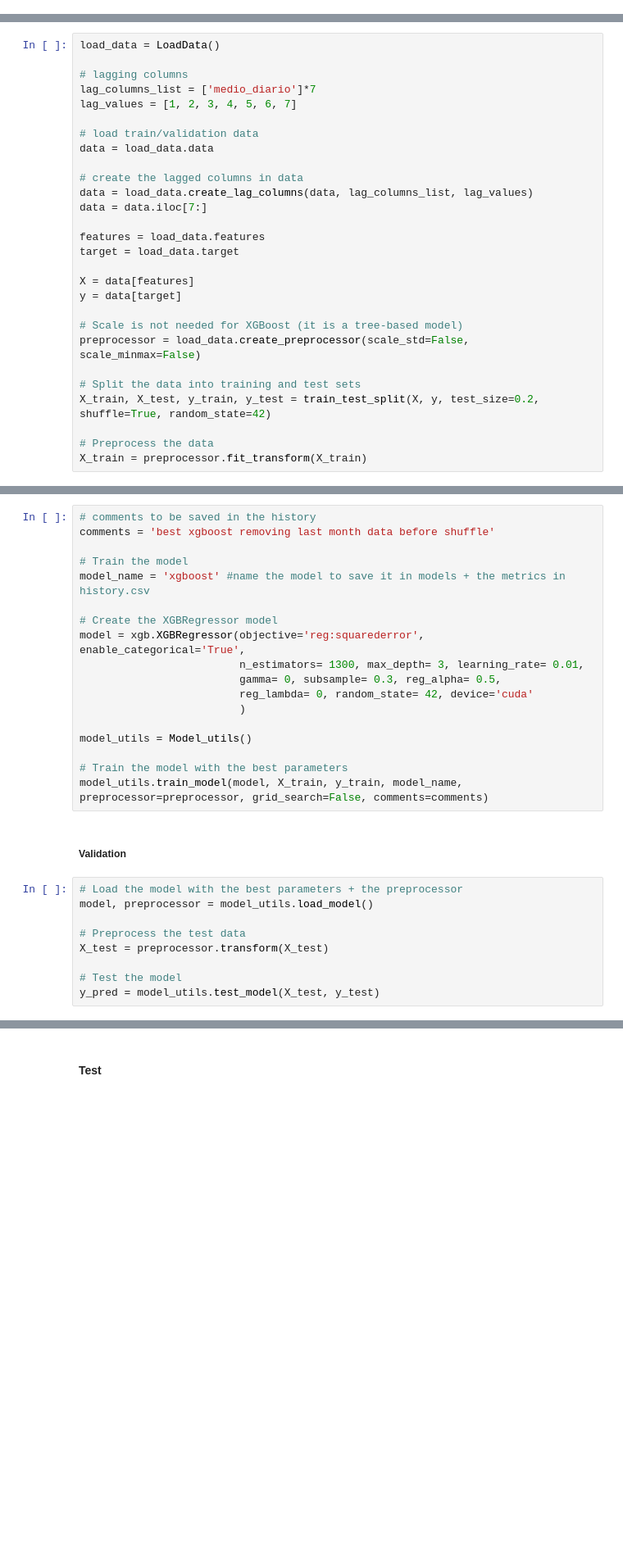
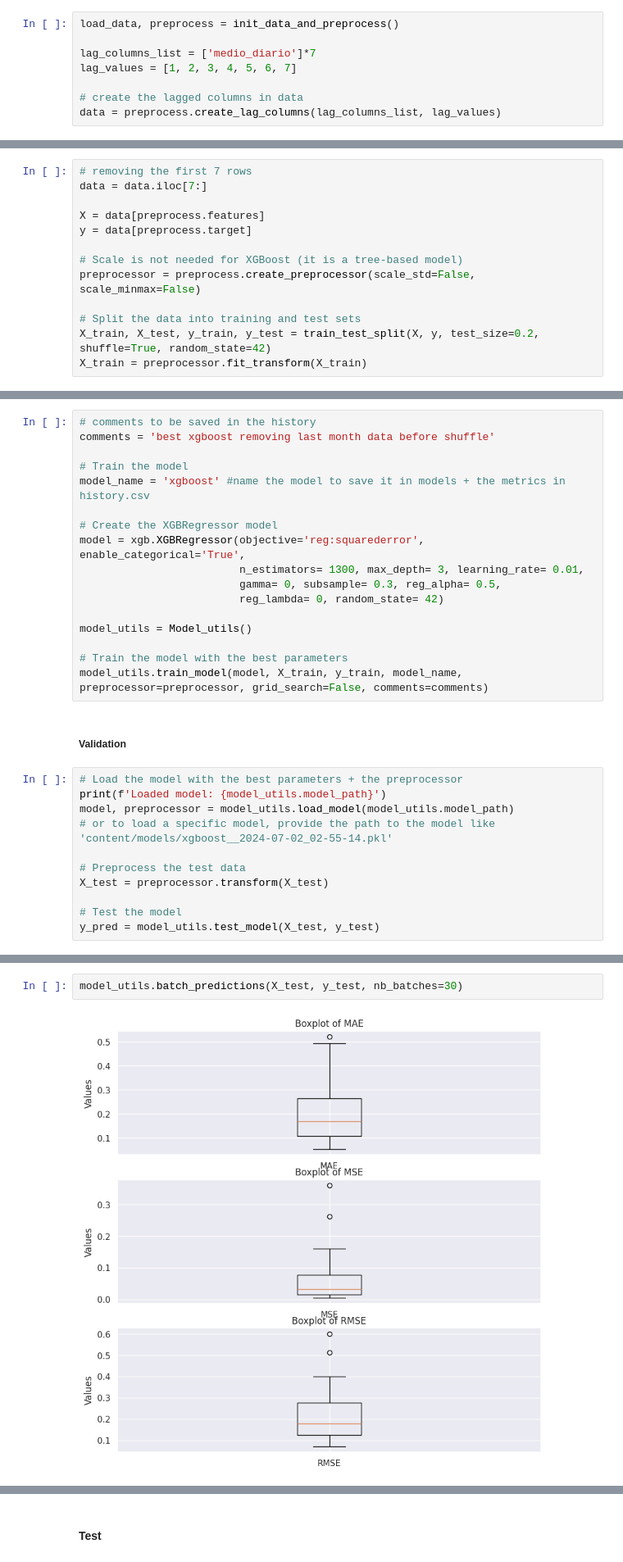
Before and after one commit to V-kr0pt/vivix_energy_consumption, a Jupyter notebook: all_stages.ipynb, the cells around one changed output, grey strips where cells are left out. Shown at 82% size. Drawn from its saved outputs; the diff is of its cells as text; blank space fills up the shorter version.

```diff
--- a/all_stages.ipynb
+++ b/all_stages.ipynb
@@ -13,3 +385,11 @@ from datetime import datetime
 #### Load and preprocess Data
 # %% [markdown]
 XGboost and RF models will use the same preprocess pipeline (what can be explained by both are tree-based models)
+# %%
+load_data, preprocess = init_data_and_preprocess()
+
+lag_columns_list = ['medio_diario']*7
+lag_values = [1, 2, 3, 4, 5, 6, 7]
+
+# create the lagged columns in data
+data = preprocess.create_lag_columns(lag_columns_list, lag_values)
@@ -16,30 +405,15 @@ XGboost and RF models will use the same preprocess pipeline (what can be explain
 # %%
-load_data = LoadData()
-
-# lagging columns
-lag_columns_list = ['medio_diario']*7
-lag_values = [1, 2, 3, 4, 5, 6, 7]
-
-# load train/validation data
-data = load_data.data
-
-# create the lagged columns in data
-data = load_data.create_lag_columns(data, lag_columns_list, lag_values)
+# removing the first 7 rows
 data = data.iloc[7:]
 
-features = load_data.features
-target = load_data.target
-
-X = data[features]
-y = data[target]
+X = data[preprocess.features]
+y = data[preprocess.target]
 
 # Scale is not needed for XGBoost (it is a tree-based model)
-preprocessor = load_data.create_preprocessor(scale_std=False, scale_minmax=False)
+preprocessor = preprocess.create_preprocessor(scale_std=False, scale_minmax=False)
 
 # Split the data into training and test sets
 X_train, X_test, y_train, y_test = train_test_split(X, y, test_size=0.2, shuffle=True, random_state=42)
-
-# Preprocess the data
 X_train = preprocessor.fit_transform(X_train)
 # %% [markdown]
 ##### Train
@@ -54,8 +428,7 @@ model_name = 'xgboost' #name the model to save it in models + the metrics in his
 model = xgb.XGBRegressor(objective='reg:squarederror', enable_categorical='True',
                          n_estimators= 1300, max_depth= 3, learning_rate= 0.01,
                          gamma= 0, subsample= 0.3, reg_alpha= 0.5,
-                         reg_lambda= 0, random_state= 42, device='cuda'
-                         )
+                         reg_lambda= 0, random_state= 42)
 
 model_utils = Model_utils()
 
@@ -65,7 +438,9 @@ model_utils.train_model(model, X_train, y_train, model_name, preprocessor=prepro
 ##### Validation
 # %%
 # Load the model with the best parameters + the preprocessor
-model, preprocessor = model_utils.load_model()
+print(f'Loaded model: {model_utils.model_path}')
+model, preprocessor = model_utils.load_model(model_utils.model_path)
+# or to load a specific model, provide the path to the model like 'content/models/xgboost__2024-07-02_02-55-14.pkl'
 
 # Preprocess the test data
 X_test = preprocessor.transform(X_test)
@@ -75,2 +452,6 @@ y_pred = model_utils.test_model(X_test, y_test)
+# %%
+model_utils.batch_predictions(X_test, y_test, nb_batches=30)
+# %% [output]
+[figure, added]
 # %%
 y_pred
```
Also changed, not shown: parts of 47 cells of this notebook.
